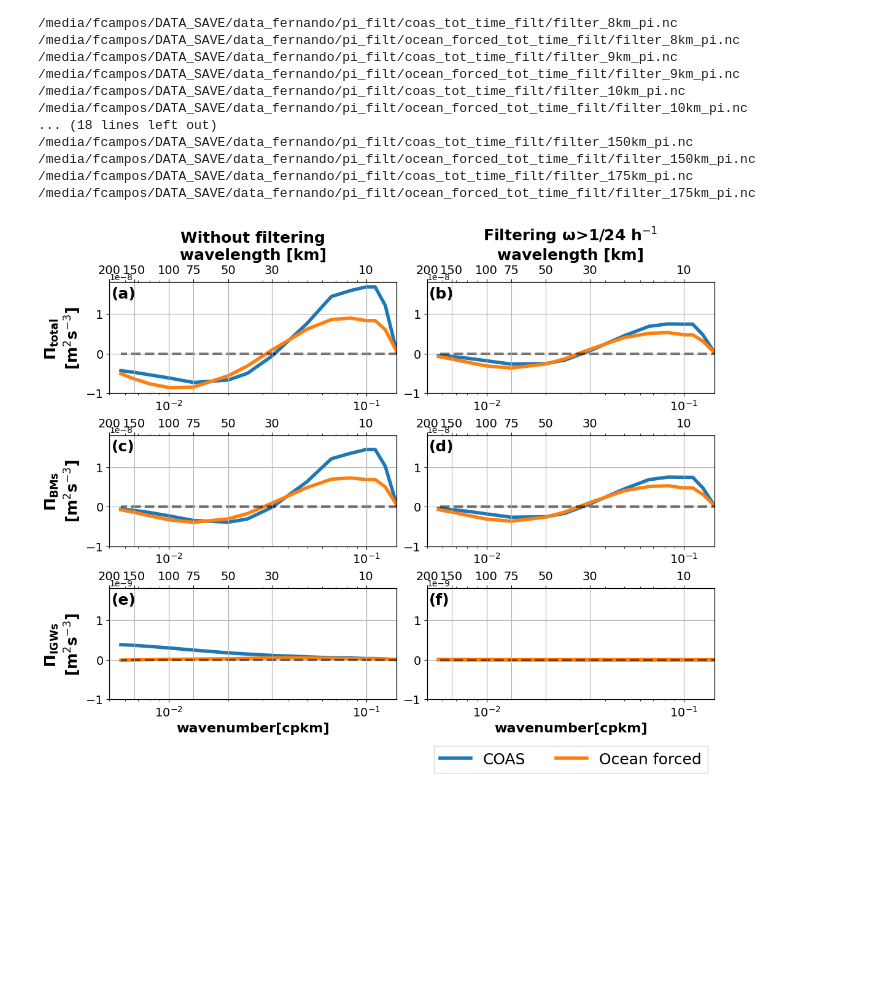
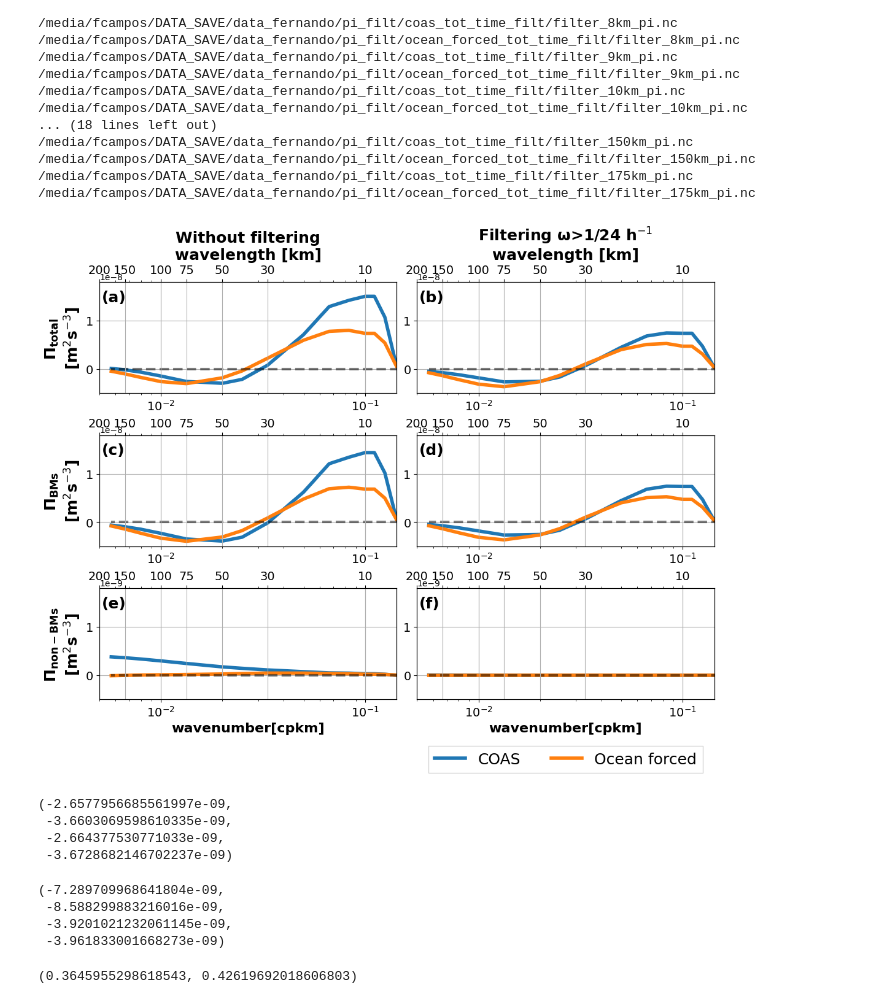
Before and after one commit to fecampos/campos2025, a Jupyter notebook: figure_11.ipynb, the cells around one changed output. Cells and saved outputs as stored; diff of their text form; code cells hidden in the pictures; blank space fills up the shorter version.

```diff
--- a/figure_11.ipynb
+++ b/figure_11.ipynb
@@ -57,12 +57,12 @@ pi_tot_coas=[]
 pi_tot_ocean_forced=[]
 
 for i in range(len(scales)):
-    file = "/media/fcampos/DATA_SAVE/data_fernando/pi/coas_tot/filter_"+str(scales[i])+"km_pi.nc"
+    file = "/media/fcampos/DATA_SAVE/data_fernando/data_netcdf/coas_tot_03/filter_"+str(scales[i])+"km.nc"
     print(file)
     ds = xr.open_mfdataset(file,parallel=True).squeeze()
     pi_tot_coas.append(ds["Pi"][24*2:-24*2,25:-25,25:-25].mean())
 
-    file = "/media/fcampos/DATA_SAVE/data_fernando/pi/ocean_forced_tot/filter_"+str(scales[i])+"km_pi.nc"
+    file = "/media/fcampos/DATA_SAVE/data_fernando/data_netcdf/ocean_forced_tot_03/filter_"+str(scales[i])+"km.nc"
     print(file)
     ds = xr.open_mfdataset(file,parallel=True).squeeze()
     pi_tot_ocean_forced.append(ds["Pi"][24*2:-24*2,25:-25,25:-25].mean())
@@ -257,7 +257,7 @@ ax[2,1].plot(1/np.array(scales),pi_IGWs_ocean_forced_filt,color='#ff7f0e', linew
 
 ax[0,0].set_ylabel("$\mathbf{\Pi_{total}}$ \n[m$^{2}$s$^{-3}$]",fontweight="bold",fontsize=18)
 ax[1,0].set_ylabel("$\mathbf{\Pi_{BMs}}$ \n[m$^{2}$s$^{-3}$]",fontweight="bold",fontsize=18)
-ax[2,0].set_ylabel("$\mathbf{\Pi_{IGWs}}$ \n[m$^{2}$s$^{-3}$]",fontweight="bold",fontsize=18)
+ax[2,0].set_ylabel("$\mathbf{\Pi_{non-BMs}}$ \n[m$^{2}$s$^{-3}$]",fontweight="bold",fontsize=18)
 ax[2,1].legend(loc='upper center', fontsize=18, ncol=2, fancybox=False, shadow=False, bbox_to_anchor=(0.5, -0.35))
 
 ax[0,0].set_title("Without filtering\nwavelength [km]",fontweight="bold",fontsize=18)
@@ -266,33 +266,51 @@ ax[0,1].set_title("Filtering $\mathbf{\omega}$>1/24 h$^{-1}$\nwavelength [km]",f
 ax[2,0].set_xlabel("wavenumber[cpkm]",fontweight="bold",fontsize=16)
 ax[2,1].set_xlabel("wavenumber[cpkm]",fontweight="bold",fontsize=16)
 
 alphabet, num = string.ascii_lowercase, 0
 
 for j in range(2):
     ax[0,j].text(1/195,1.4e-8, "("+str(alphabet[num])+")", fontweight="bold", color="black", fontsize=18)
     ax[1,j].text(1/195,1.4e-8, "("+str(alphabet[num+2])+")", fontweight="bold", color="black", fontsize=18)
     ax[2,j].text(1/195,1.4e-9, "("+str(alphabet[num+4])+")", fontweight="bold", color="black", fontsize=18)
     num=num+1
 
 for i in range(3):
     for j in range(2):
-        ax[i,j].set_ylim(-1e-8,1.8e-8)
+        ax[i,j].set_ylim(-5e-9,1.8e-8)
         if i==2:
-            ax[i,j].set_ylim(-1e-9,1.8e-9)
+            ax[i,j].set_ylim(-5e-10,1.8e-9)
         ax[i,j].set_xlim(1/200,1/7)
         ax[i,j].set_xscale("log")
         ax[i,j].grid()
         ax[i,j].plot(1/np.array(scales),0/np.array(scales),"--", color="black", alpha=0.5, linewidth=3)
         ax1a = ax[i,j].twiny()
         ax1a.set_xlim(1/200,1/7)
         ax1a.set_xscale('log')
         ax1a.set_xticks([1/200,1/150,1/100,1/75,1/50,1/30,1/10])
         ax1a.set_xticklabels(['200','150','100','75','50',"30",'10'])
         ax1a.grid()
         ax1a.tick_params(axis="both", labelsize=14)
         ax[i,j].tick_params(axis="both", labelsize=14)
         ax[i,j].set_rasterization_zorder(0)
 
 plt.savefig("./figure_11.pdf", dpi=500)
 # %% [output]
-[figure, old version]
+[figure, new version]
+# %%
+np.min(pi_tot_coas_filt), np.min(pi_tot_ocean_forced_filt), np.min(pi_BMs_coas_filt), np.min(pi_BMs_ocean_forced_filt)
+# %% [output]
+(-2.6577956685561997e-09,
+ -3.6603069598610335e-09,
+ -2.664377530771033e-09,
+ -3.6728682146702237e-09)
+# %%
+np.min(pi_tot_coas), np.min(pi_tot_ocean_forced), np.min(pi_BMs_coas), np.min(pi_BMs_ocean_forced)
+# %% [output]
+(-7.289709968641804e-09,
+ -8.588299883216016e-09,
+ -3.9201021232061145e-09,
+ -3.961833001668273e-09)
+# %%
+np.min(pi_tot_coas_filt)/np.min(pi_tot_coas), np.min(pi_tot_ocean_forced_filt)/np.min(pi_tot_ocean_forced)
+# %% [output]
+(0.3645955298618543, 0.42619692018606803)
```
Also changed, not shown: parts of 1 cell of this notebook.
